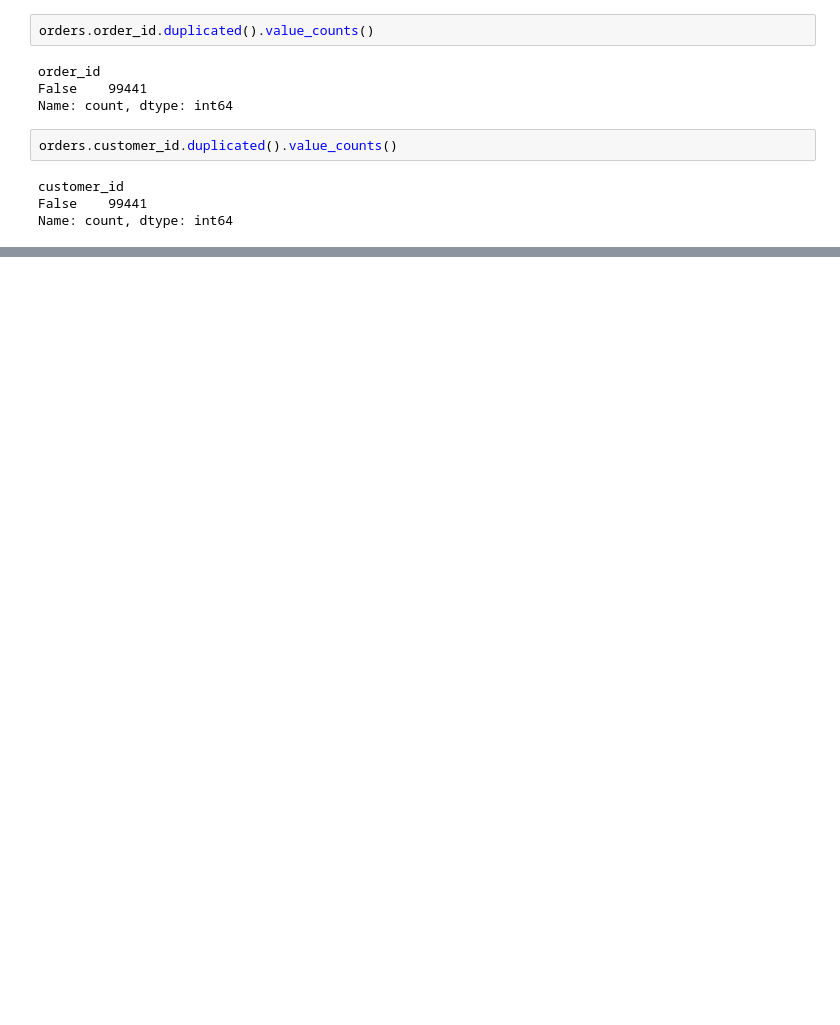
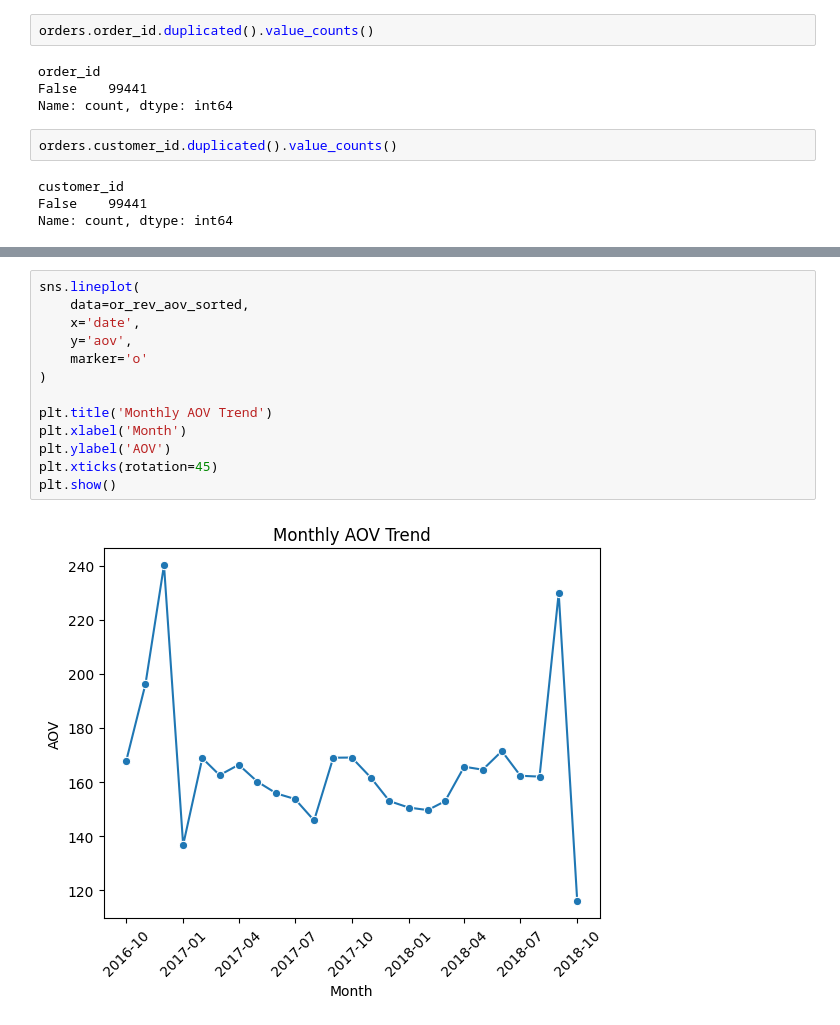
Before and after one commit to aryan802/kaggle_sql, a Jupyter notebook: 1-olist-exploration-case-study.ipynb, the cells around one changed output, grey strips where cells are left out. Cells and saved outputs as stored; diff of their text form; blank space fills up the shorter version.

```diff
--- a/1-olist-exploration-case-study.ipynb
+++ b/1-olist-exploration-case-study.ipynb
@@ -392,0 +808,15 @@ Name: count, dtype: int64
+# %%
+sns.lineplot(
+    data=or_rev_aov_sorted,
+    x='date',
+    y='aov',
+    marker='o'
+)
+
+plt.title('Monthly AOV Trend')
+plt.xlabel('Month')
+plt.ylabel('AOV')
+plt.xticks(rotation=45)
+plt.show()
+# %% [output]
+[figure, added]
```
Also changed, not shown: parts of 49 cells of this notebook.
